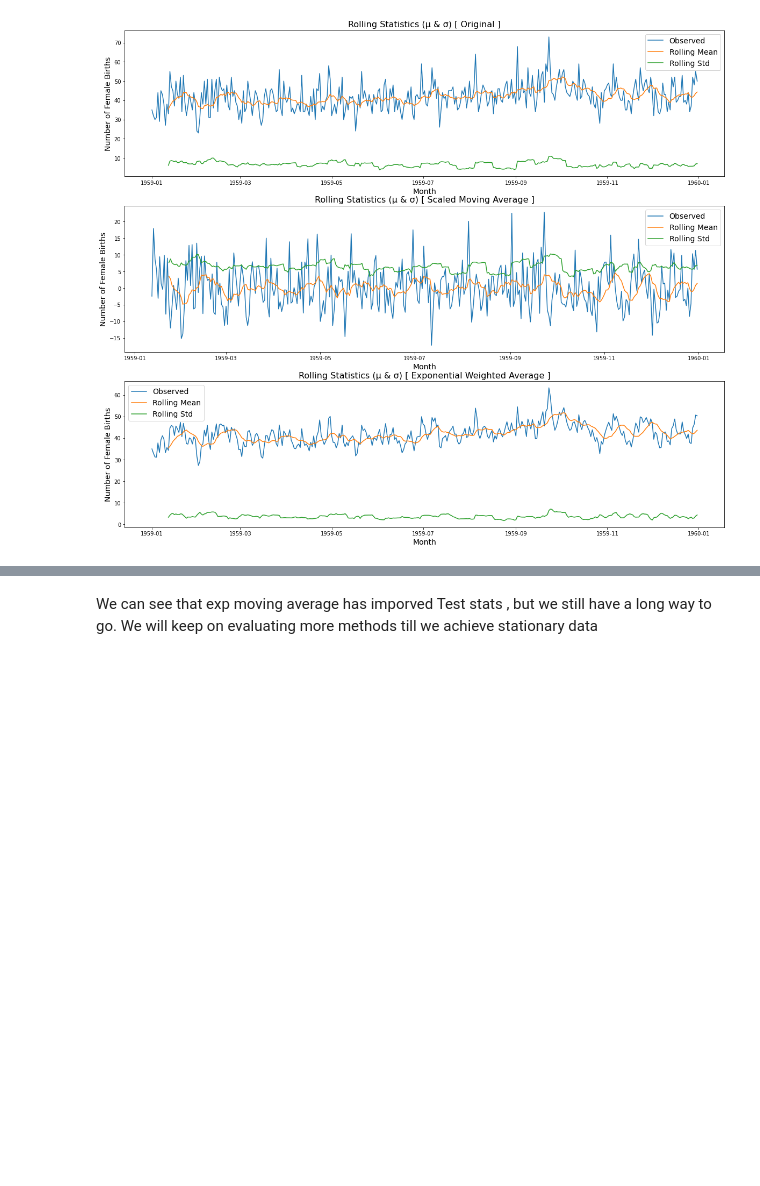
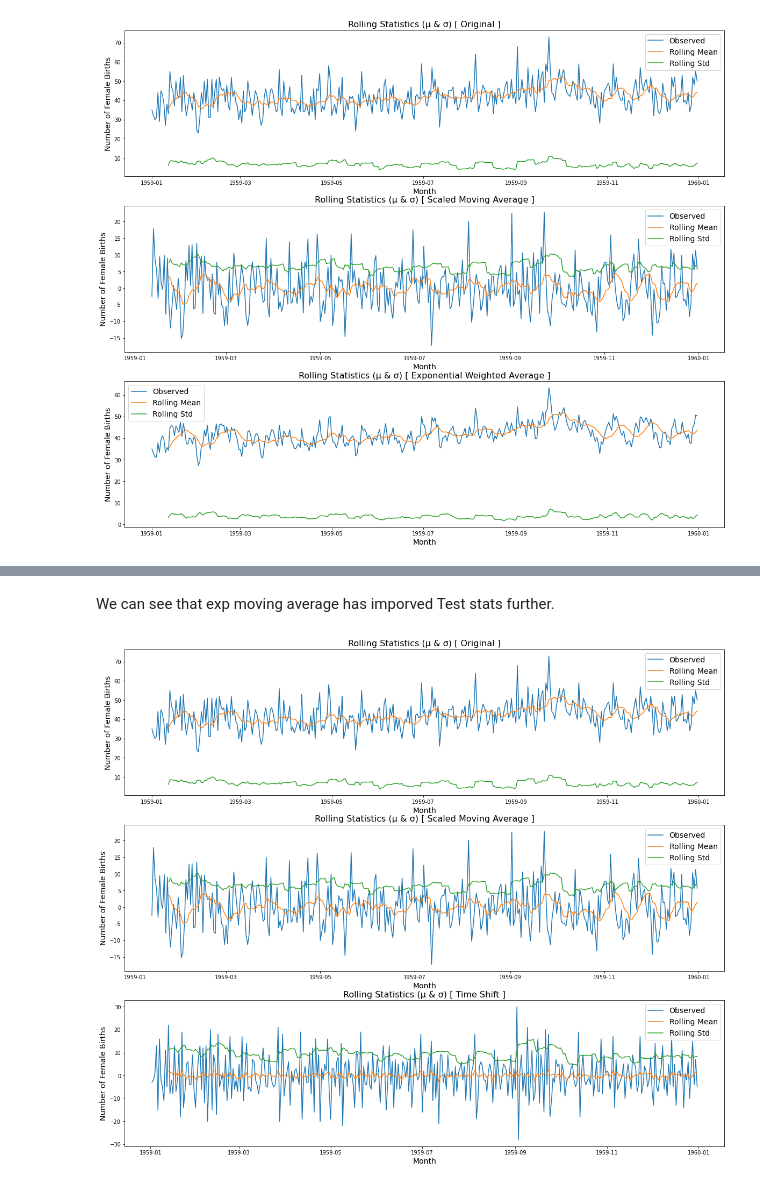
Before and after one commit to PKohli876/Machine-Learning---Time-Series-project, a Jupyter notebook: Time_Series_ML_Intermediate_project.ipynb, the cells around one changed output, grey strips where cells are left out. Saved outputs shown, nothing was run; the diff lists cells and outputs as text; code cells hidden in the pictures; blank space fills up the shorter version.

```diff
--- a/Time_Series_ML_Intermediate_project.ipynb
+++ b/Time_Series_ML_Intermediate_project.ipynb
@@ -310,4 +313,4 @@ motaData
 | Moving Average | -7.82270 | 0.00000 | 12 | 341 | -3.44967 | ... |
 | Exponential Moving Average | -8.02285 | 0.00000 | 0 | 364 | -3.44844 | ... |
 # %% [markdown]
-We can see that exp moving average has imporved Test stats , but we still have a long way to go. We will keep on evaluating more methods till we achieve stationary data
+We can see that exp moving average has imporved Test stats further.
@@ -316,0 +317,28 @@ We can see that exp moving average has imporved Test stats , but we still have a
+# %%
+# Plotting Rolling Statistics over Observed Data
+figure = plt.figure(figsize = [20, 17])
+
+plt.subplot(3, 1, 1)
+
+# Plot Without Transformation
+rolling_means(indexed_data, 'Births',title_add = ' [ Original ]')
+
+plt.subplot(3, 1, 2)
+
+rolling_means(scaled_moving_average, 'Births', title_add=' [ Scaled Moving Average ]')
+
+
+plt.subplot(3, 1, 3)
+# Apply Log Scaled Moving Average Transformation
+shift_indexed_data  =  indexed_data - indexed_data.shift(periods = 1)
+
+# Remove NAN values
+shift_indexed_data.dropna(inplace = True)
+
+# Plot With Time Shift Transformation
+rolling_means(shift_indexed_data,'Births', title_add = ' [ Time Shift ]')
+
+# Plot the Visual
+plt.show()
+# %% [output]
+[figure, added]
```
Also changed, not shown: parts of 22 cells of this notebook.
